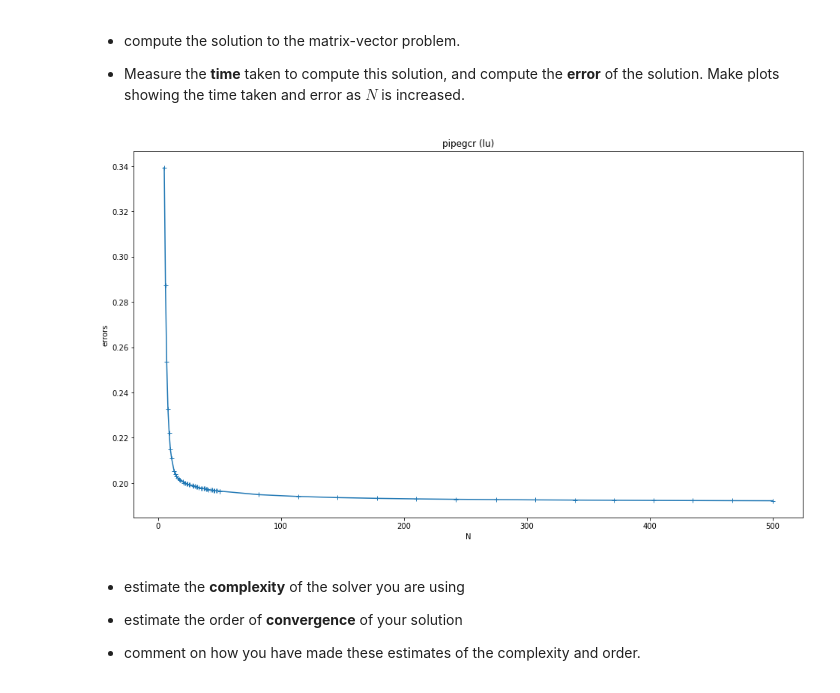
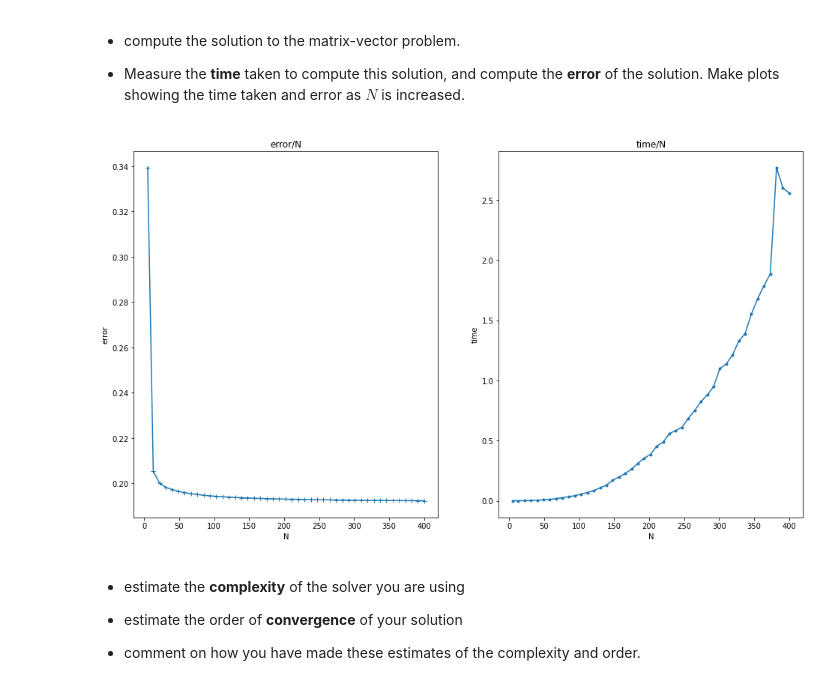
Before and after one commit to YRYoung/HPC, a Jupyter notebook: Assigenment/Assignment_4.ipynb, the cells around one changed output. Drawn from its saved outputs; the diff is of its cells as text; code cells hidden in the pictures.

```diff
--- a/Assigenment/Assignment_4.ipynb
+++ b/Assigenment/Assignment_4.ipynb
@@ -406,31 +406,36 @@ test_PC()
 
 * Measure the **time** taken to compute this solution, and compute the **error** of the solution. Make plots showing the time taken and error as $N$ is increased.
 # %%
-fig = plt.figure(figsize=(16, 9))
-Ns = np.append(np.linspace(5, 50, 40, dtype=np.int32), np.linspace(50, 500, 15, dtype=np.int32))
+Ns = np.linspace(5, 400, 45, dtype=np.int32)
 
 solver = Solver('pipegcr')
 solver.PC = 'lu'
 
 for N in tqdm(Ns):
     A = generate_A(N)
     b = generate_b(N)
 
     AA, bb = prepare_PET_data(A, b)
 
     solver.solve(AA, bb, count_time=True, save_residuals=False, save_iterations=False, save_solutions=True,
                  save_errors=True)
 
+
+fig = plt.figure(figsize=(16, 9))
+plt.subplot(1, 2, 1)
 p0, = plt.plot(Ns, solver.errors, '+-')
+plt.ylabel('error')
+plt.title('error/N')
+plt.xlabel('N')
+plt.subplot(1, 2, 2)
 p1, = plt.plot(Ns, solver.times, '.-')
-plt.legend([p0, p1], ['Error', 'Time'], loc='upper left')
-# plt.title('{} ({})'.format(solver.name, solver.PC))
-# plt.ylabel('errors')
+plt.title('time/N')
+plt.ylabel('time')
 plt.xlabel('N')
 
 plt.show()
 # %% [output]
-[figure, old version]
+[figure, new version]
 # %% [markdown]
 
  * estimate the **complexity** of the solver you are using
```
Also changed, not shown: parts of 5 cells of this notebook.
